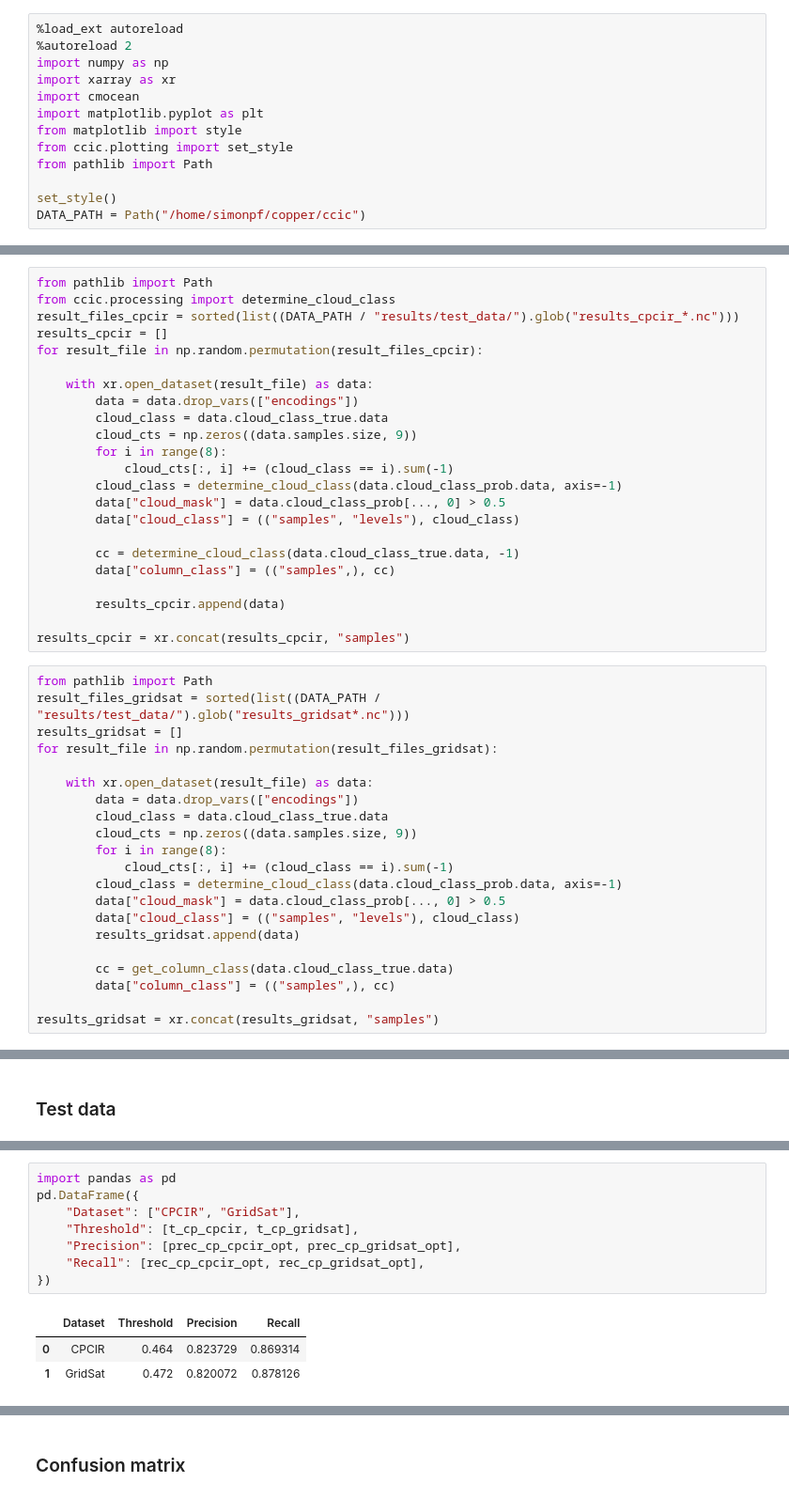
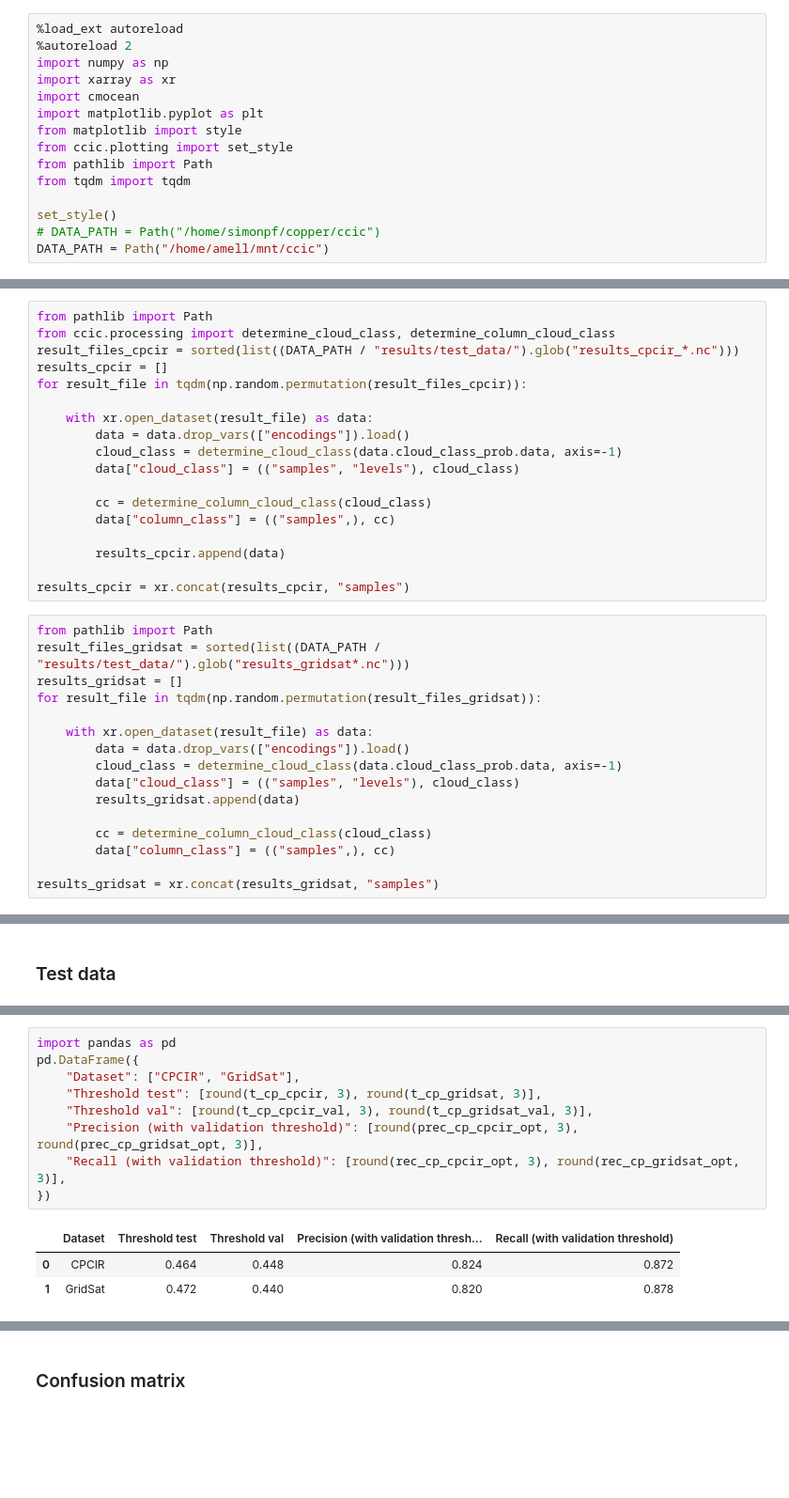
Before and after one commit to SEE-GEO/ccic, a Jupyter notebook: notebooks/evaluation.ipynb, the cells around one changed output, grey strips where cells are left out. Shown at 94% size. Drawn from its saved outputs; the diff is of its cells as text; blank space fills up the shorter version.

```diff
--- a/notebooks/evaluation.ipynb
+++ b/notebooks/evaluation.ipynb
@@ -12,6 +12,8 @@ import matplotlib.pyplot as plt
 from matplotlib import style
 from ccic.plotting import set_style
 from pathlib import Path
+from tqdm import tqdm
 
 set_style()
-DATA_PATH = Path("/home/simonpf/copper/ccic")
+# DATA_PATH = Path("/home/simonpf/copper/ccic")
+DATA_PATH = Path("/home/amell/mnt/ccic")
@@ -219,22 +201,17 @@ f.savefig("retrieval_cloud_classes.png", dpi=200, bbox_inches="tight")
 ## Retrieval accuracy
 # %%
 from pathlib import Path
-from ccic.processing import determine_cloud_class
+from ccic.processing import determine_cloud_class, determine_column_cloud_class
 result_files_cpcir = sorted(list((DATA_PATH / "results/test_data/").glob("results_cpcir_*.nc")))
 results_cpcir = []
-for result_file in np.random.permutation(result_files_cpcir):
+for result_file in tqdm(np.random.permutation(result_files_cpcir)):
 
     with xr.open_dataset(result_file) as data:
-        data = data.drop_vars(["encodings"])
-        cloud_class = data.cloud_class_true.data
-        cloud_cts = np.zeros((data.samples.size, 9))
-        for i in range(8):
-            cloud_cts[:, i] += (cloud_class == i).sum(-1)
+        data = data.drop_vars(["encodings"]).load()
         cloud_class = determine_cloud_class(data.cloud_class_prob.data, axis=-1)
-        data["cloud_mask"] = data.cloud_class_prob[..., 0] > 0.5
         data["cloud_class"] = (("samples", "levels"), cloud_class)
 
-        cc = determine_cloud_class(data.cloud_class_true.data, -1)
+        cc = determine_column_cloud_class(cloud_class)
         data["column_class"] = (("samples",), cc)
 
         results_cpcir.append(data)
@@ -244,20 +221,15 @@ results_cpcir = xr.concat(results_cpcir, "samples")
 from pathlib import Path
 result_files_gridsat = sorted(list((DATA_PATH / "results/test_data/").glob("results_gridsat*.nc")))
 results_gridsat = []
-for result_file in np.random.permutation(result_files_gridsat):
+for result_file in tqdm(np.random.permutation(result_files_gridsat)):
 
     with xr.open_dataset(result_file) as data:
-        data = data.drop_vars(["encodings"])
-        cloud_class = data.cloud_class_true.data
-        cloud_cts = np.zeros((data.samples.size, 9))
-        for i in range(8):
-            cloud_cts[:, i] += (cloud_class == i).sum(-1)
+        data = data.drop_vars(["encodings"]).load()
         cloud_class = determine_cloud_class(data.cloud_class_prob.data, axis=-1)
-        data["cloud_mask"] = data.cloud_class_prob[..., 0] > 0.5
         data["cloud_class"] = (("samples", "levels"), cloud_class)
         results_gridsat.append(data)
 
-        cc = get_column_class(data.cloud_class_true.data)
+        cc = determine_column_cloud_class(cloud_class)
         data["column_class"] = (("samples",), cc)
 
 results_gridsat = xr.concat(results_gridsat, "samples")
@@ -831,15 +852,16 @@ rec_cp_gridsat_opt = np.interp(t_cp_gridsat_val, thresh, rec_cp_gridsat[:-1])
 # %%
 import pandas as pd
 pd.DataFrame({
     "Dataset": ["CPCIR", "GridSat"],
-    "Threshold": [t_cp_cpcir, t_cp_gridsat],
-    "Precision": [prec_cp_cpcir_opt, prec_cp_gridsat_opt],
-    "Recall": [rec_cp_cpcir_opt, rec_cp_gridsat_opt],
+    "Threshold test": [round(t_cp_cpcir, 3), round(t_cp_gridsat, 3)],
+    "Threshold val": [round(t_cp_cpcir_val, 3), round(t_cp_gridsat_val, 3)],
+    "Precision (with validation threshold)": [round(prec_cp_cpcir_opt, 3), round(prec_cp_gridsat_opt, 3)],
+    "Recall (with validation threshold)": [round(rec_cp_cpcir_opt, 3), round(rec_cp_gridsat_opt, 3)],
 })
 # %% [output]
-|  | Dataset | Threshold | Precision | Recall |
-| 0 | CPCIR | 0.464 | 0.823729 | 0.869314 |
-| 1 | GridSat | 0.472 | 0.820072 | 0.878126 |
+|  | Dataset | Threshold test | Threshold val | Precision (with validation thresh... | Recall (with validation threshold) |
+| 0 | CPCIR | 0.464 | 0.448 | 0.824 | 0.872 |
+| 1 | GridSat | 0.472 | 0.440 | 0.820 | 0.878 |
 # %%
 cm = results_cpcir.cloud_class_prob.data[..., 0].ravel()
 cm_true = results_cpcir.cloud_class_true.data.ravel() == 0
```
Also changed, not shown: parts of 30 cells of this notebook.
